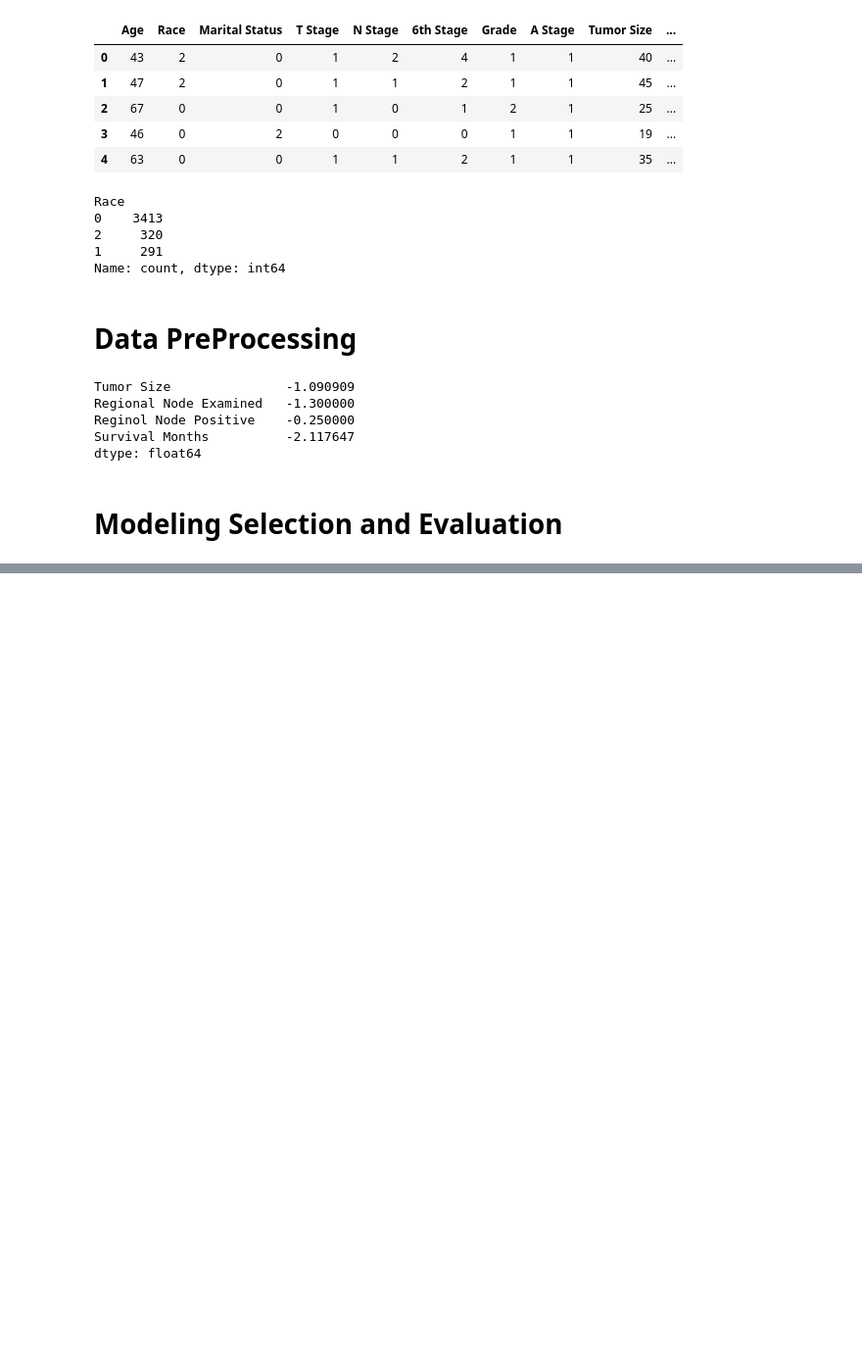
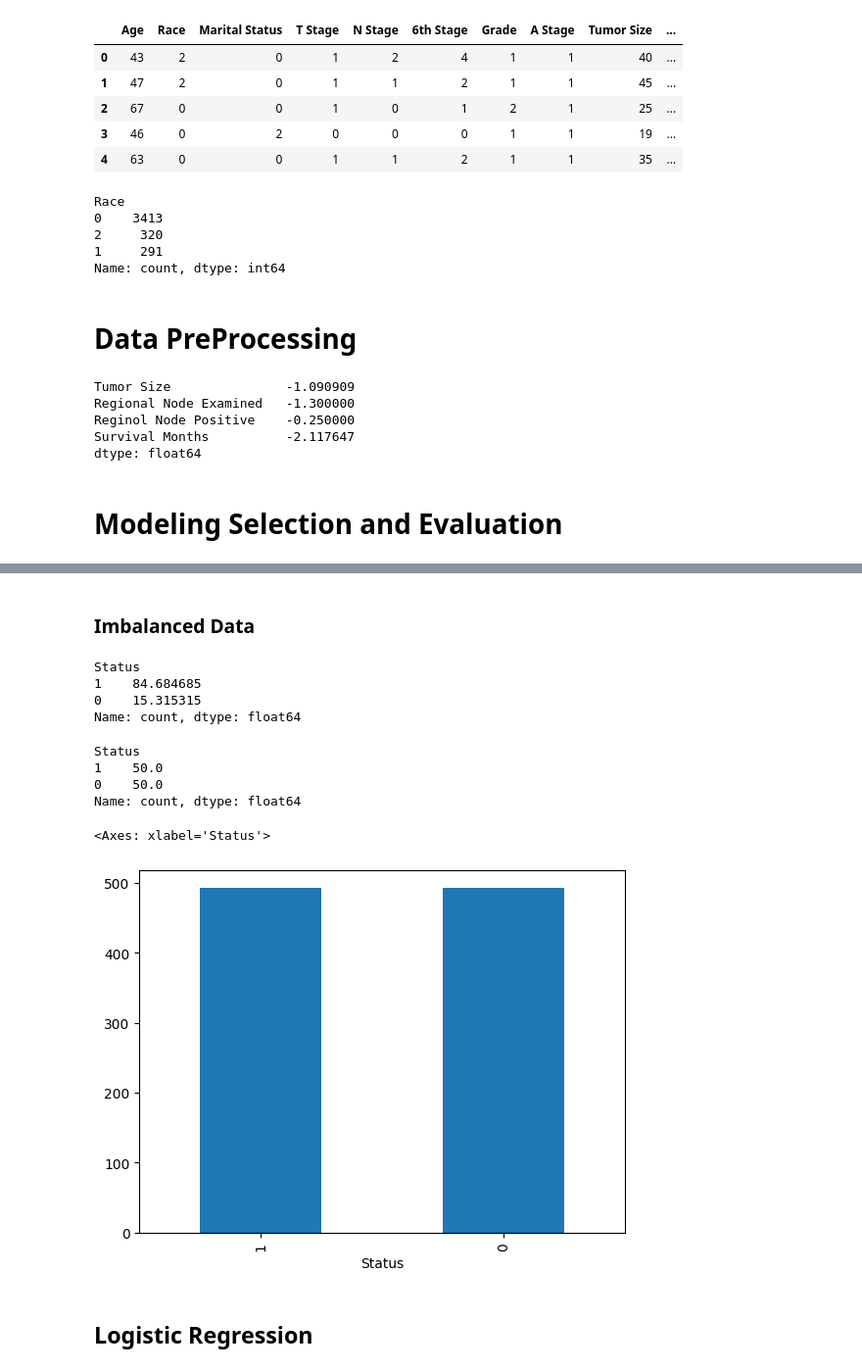
Before and after one commit to arun-ekambaram/Cancer-Patient-Survival-Prediction-Using-RWD, a Jupyter notebook: experiment.ipynb, the cells around one changed output, grey strips where cells are left out. Shown: that part at 98% size. Drawn from its saved outputs; the diff is of its cells as text; code cells hidden in the pictures; blank space fills up the shorter version.

Commit message:
Added  Model Selection and Evaluation

```diff
--- a/experiment.ipynb
+++ b/experiment.ipynb
@@ -271,3 +271,7 @@ data['Reginol Node Positive'] = np.log(data['Reginol Node Positive']+1.25)
 data['Survival Months'] = np.log(data['Survival Months']+3.12)
 # %% [markdown]
 # Modeling Selection and Evaluation
+# %%
+X = data.copy()
+X = X.drop(columns=["Status"])
+y = data.Status
@@ -273,0 +294,37 @@ data['Survival Months'] = np.log(data['Survival Months']+3.12)
+# %%
+from sklearn.model_selection import train_test_split
+X_train, X_valid, y_train, y_valid = train_test_split(X,y,stratify=y,train_size=0.8,test_size=0.2,random_state=0)
+X_test = X_valid
+# %% [markdown]
+### Imbalanced Data
+# %%
+y_train.value_counts()/len(y_train) * 100
+# %% [output]
+Status
+1    84.684685
+0    15.315315
+Name: count, dtype: float64
+# %%
+data_train = pd.concat([X_train,y_train], axis = 1)
+
+num_zero, num_one = data_train.Status.value_counts()
+data_alive = data_train[data_train['Status']==1]
+data_dead = data_train[data_train['Status']==0]
+
+data_alive = data_alive.sample(n=num_one, replace=False)
+data_train_balanced = pd.concat([data_alive,data_dead], axis = 0)
+
+X_train = data_train_balanced.drop(columns=['Status'])
+y_train = data_train_balanced.Status
+# %%
+print(y_train.value_counts()/len(y_train) * 100)
+# %% [output]
+Status
+1    50.0
+0    50.0
+Name: count, dtype: float64
+# %%
+y_train.value_counts().plot(kind = 'bar')
+# %% [output]
+<Axes: xlabel='Status'>
+[figure, added]
@@ -273,0 +337,2 @@ data['Survival Months'] = np.log(data['Survival Months']+3.12)
+# %% [markdown]
+## Logistic Regression
```
Also changed, not shown: parts of 8 cells of this notebook.
